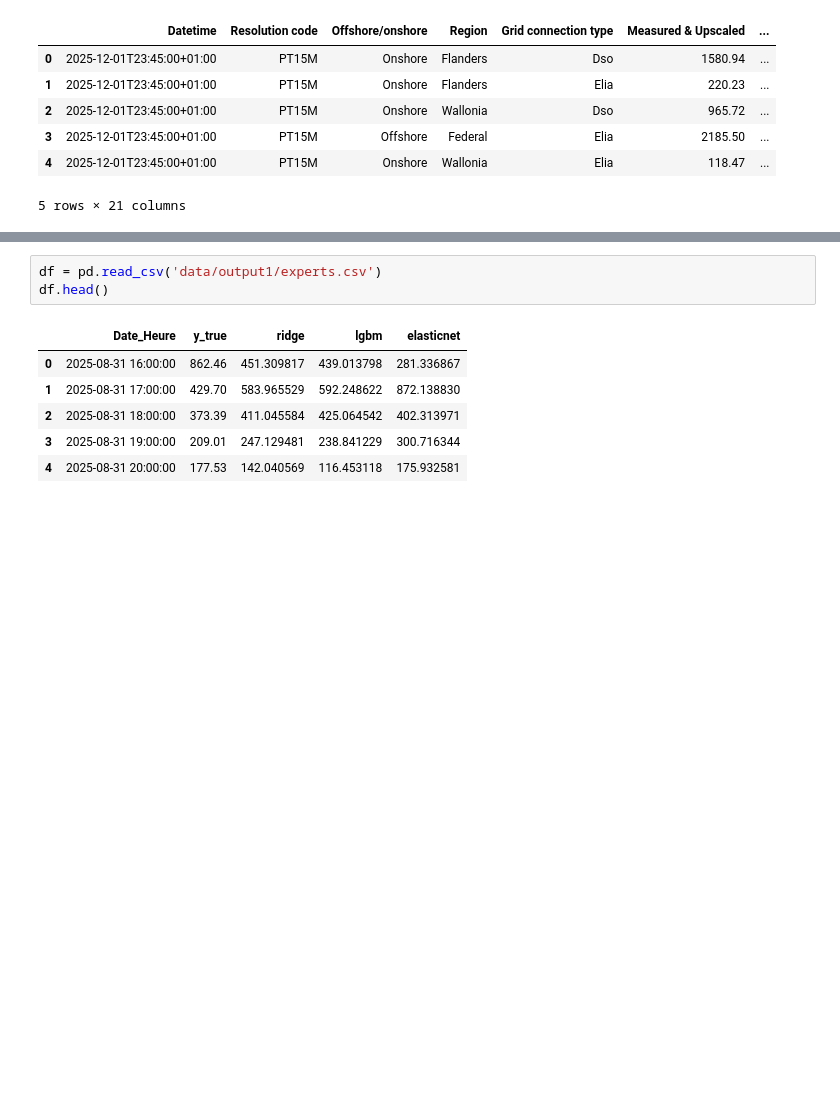
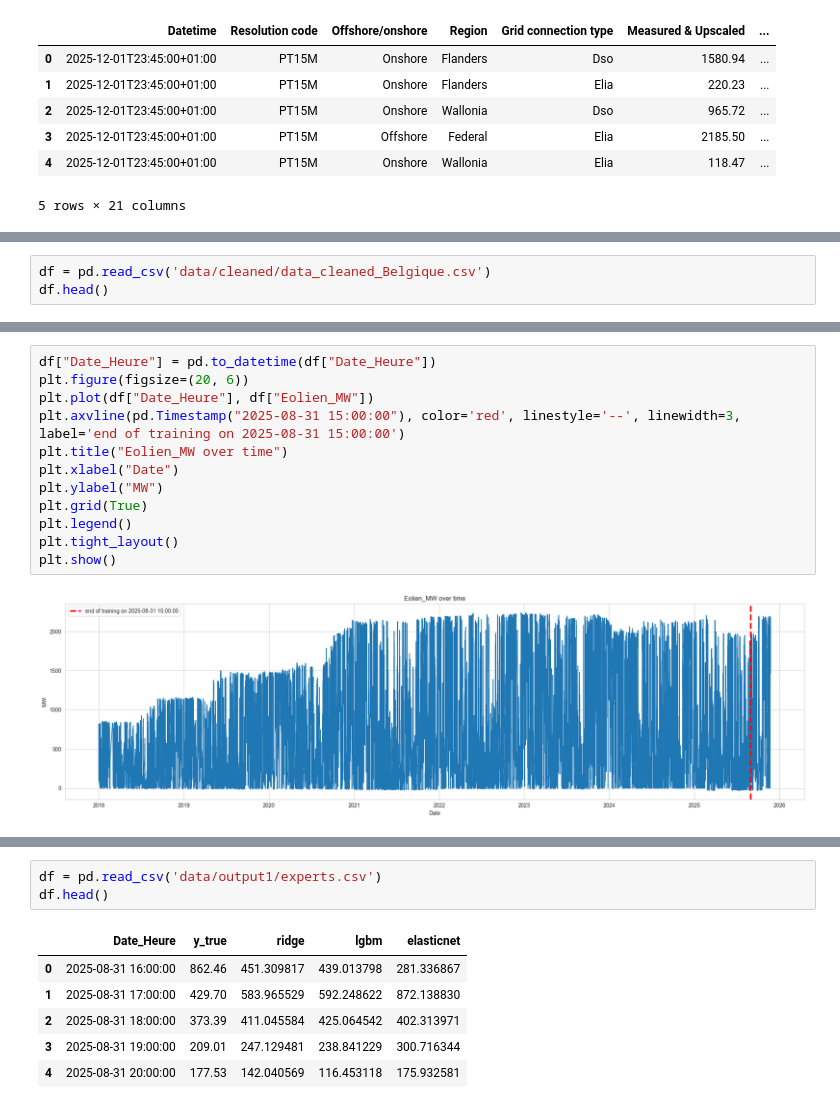
Before and after one commit to alexandremathiasdonnat/Air-Liquide-RD, a Jupyter notebook: dashboard.ipynb, the cells around one changed output, grey strips where cells are left out. Saved outputs shown, nothing was run; the diff lists cells and outputs as text; blank space fills up the shorter version.

```diff
--- a/dashboard.ipynb
+++ b/dashboard.ipynb
@@ -33,0 +42,3 @@ df.head()
+# %%
+df = pd.read_csv('data/cleaned/data_cleaned_Belgique.csv')
+df.head()
@@ -33,0 +52,14 @@ df.head()
+# %%
+df["Date_Heure"] = pd.to_datetime(df["Date_Heure"])
+plt.figure(figsize=(20, 6))
+plt.plot(df["Date_Heure"], df["Eolien_MW"])
+plt.axvline(pd.Timestamp("2025-08-31 15:00:00"), color='red', linestyle='--', linewidth=3, label='end of training on 2025-08-31 15:00:00')
+plt.title("Eolien_MW over time")
+plt.xlabel("Date")
+plt.ylabel("MW")
+plt.grid(True)
+plt.legend()
+plt.tight_layout()
+plt.show()
+# %% [output]
+[figure, added]
```
Also changed, not shown: parts of 25 cells of this notebook, 10 other files.
